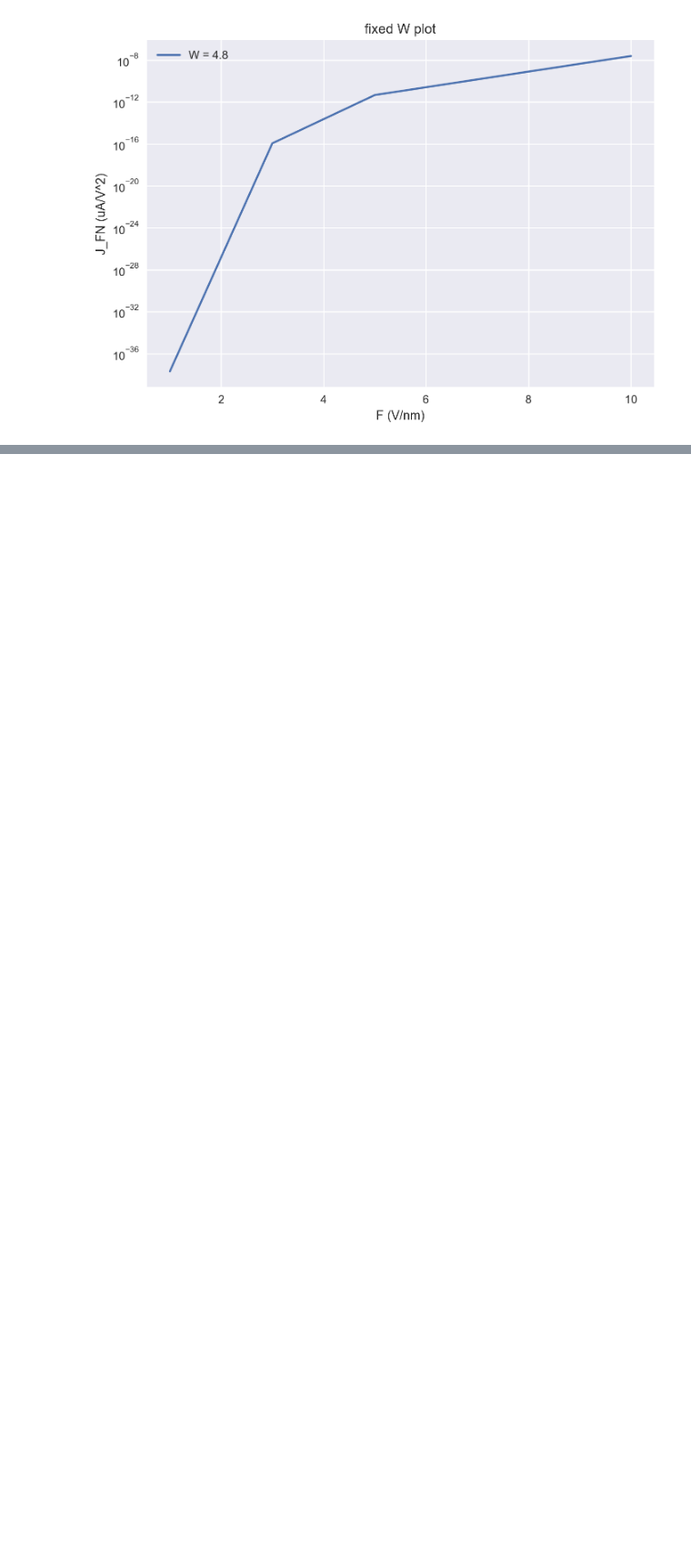
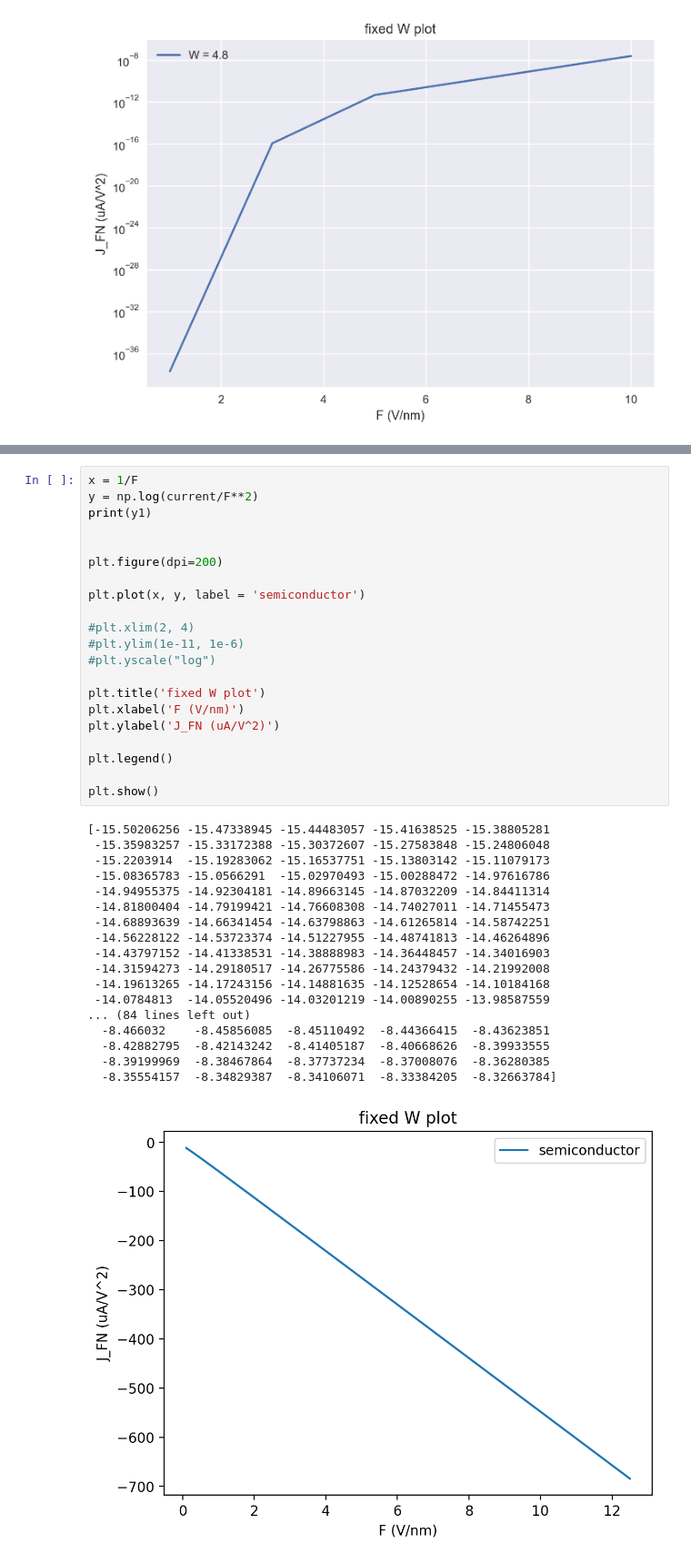
Before and after one commit to Kyatn/FEA-analysis, a Jupyter notebook: FN-currentForhighCurvatureTip.ipynb, the cells around one changed output, grey strips where cells are left out. Shown: that part at 91% size. Drawn from its saved outputs; the diff is of its cells as text; blank space fills up the shorter version.

```diff
--- a/FN-currentForhighCurvatureTip.ipynb
+++ b/FN-currentForhighCurvatureTip.ipynb
@@ -238,0 +352,40 @@ plt.show()
+# %%
+x = 1/F
+y = np.log(current/F**2)
+print(y1)
+
+
+plt.figure(dpi=200)
+
+plt.plot(x, y, label = 'semiconductor')
+
+#plt.xlim(2, 4)
+#plt.ylim(1e-11, 1e-6)
+#plt.yscale("log")
+
+plt.title('fixed W plot')
+plt.xlabel('F (V/nm)')
+plt.ylabel('J_FN (uA/V^2)')
+
+plt.legend()
+
+plt.show()
+# %% [output]
+[-15.50206256 -15.47338945 -15.44483057 -15.41638525 -15.38805281
+ -15.35983257 -15.33172388 -15.30372607 -15.27583848 -15.24806048
+ -15.2203914  -15.19283062 -15.16537751 -15.13803142 -15.11079173
+ -15.08365783 -15.0566291  -15.02970493 -15.00288472 -14.97616786
+ -14.94955375 -14.92304181 -14.89663145 -14.87032209 -14.84411314
+ -14.81800404 -14.79199421 -14.76608308 -14.74027011 -14.71455473
+ -14.68893639 -14.66341454 -14.63798863 -14.61265814 -14.58742251
+ -14.56228122 -14.53723374 -14.51227955 -14.48741813 -14.46264896
+ -14.43797152 -14.41338531 -14.38888983 -14.36448457 -14.34016903
+ -14.31594273 -14.29180517 -14.26775586 -14.24379432 -14.21992008
+ -14.19613265 -14.17243156 -14.14881635 -14.12528654 -14.10184168
+ -14.0784813  -14.05520496 -14.03201219 -14.00890255 -13.98587559
+... (84 lines left out)
+  -8.466032    -8.45856085  -8.45110492  -8.44366415  -8.43623851
+  -8.42882795  -8.42143242  -8.41405187  -8.40668626  -8.39933555
+  -8.39199969  -8.38467864  -8.37737234  -8.37008076  -8.36280385
+  -8.35554157  -8.34829387  -8.34106071  -8.33384205  -8.32663784]
+[figure, added]
```
Also changed, not shown: parts of 15 cells of this notebook.
